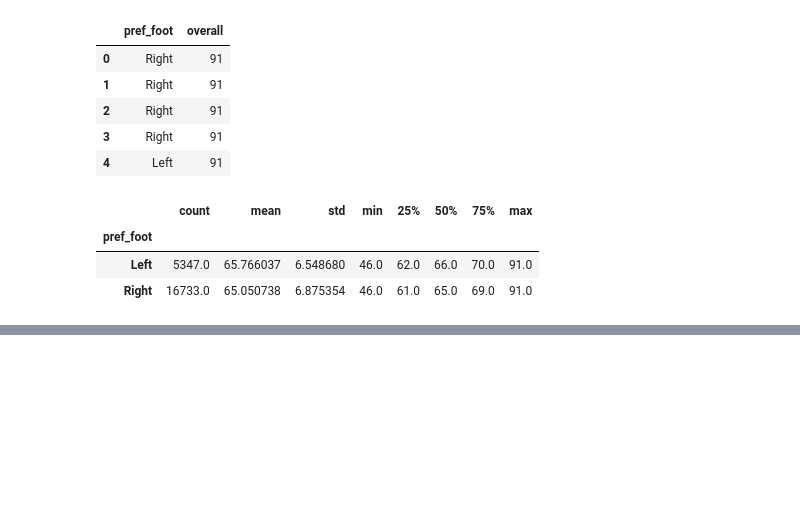
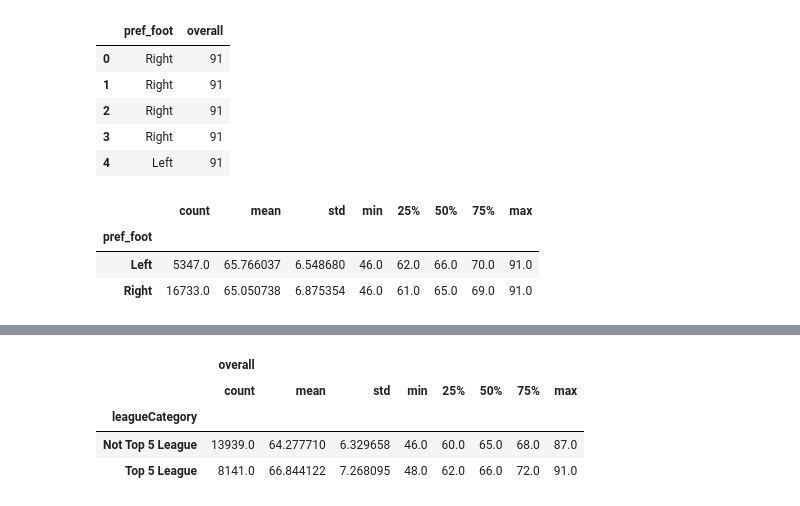
Before and after one commit to SimonGarcia01/ai-course, a Jupyter notebook: Soccer Analysis Workshop 1/SoccerWorkshop.ipynb, the cells around one changed output, grey strips where cells are left out. Saved outputs shown, nothing was run; the diff lists cells and outputs as text; code cells hidden in the pictures; blank space fills up the shorter version.

```diff
--- a/Soccer Analysis Workshop 1/SoccerWorkshop.ipynb
+++ b/Soccer Analysis Workshop 1/SoccerWorkshop.ipynb
@@ -210,0 +237,8 @@ plt.show()
+# %%
+clubCountryDf.groupby('leagueCategory').describe()
+# %% [output]
+|  | overall |  |  |  |  |  |  |  |
+|  | count | mean | std | min | 25% | 50% | 75% | max |
+| leagueCategory |  |  |  |  |  |  |  |  |
+| Not Top 5 League | 13939.0 | 64.277710 | 6.329658 | 46.0 | 60.0 | 65.0 | 68.0 | 87.0 |
+| Top 5 League | 8141.0 | 66.844122 | 7.268095 | 48.0 | 62.0 | 66.0 | 72.0 | 91.0 |
```
Also changed, not shown: parts of 10 cells of this notebook.
